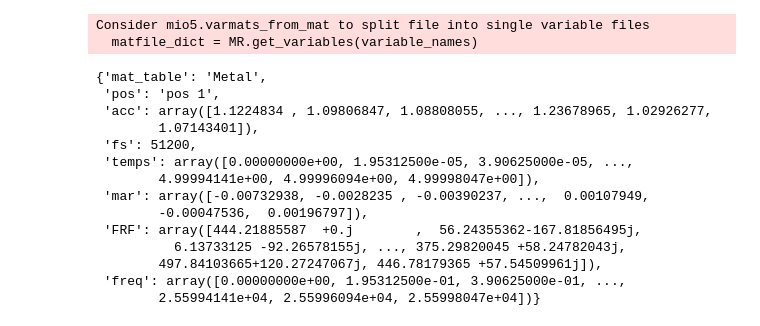
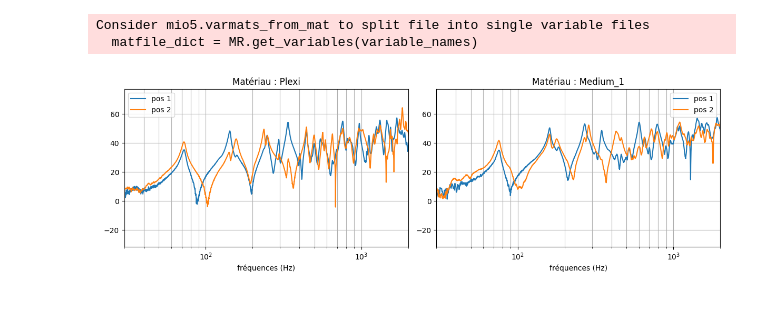
Before and after one commit to peladeaucome/ATIAM-PAM-AnalyseInstruments, a Jupyter notebook: Guitar_model/experiences/2e_mesures.ipynb, the cells around one changed output. Drawn from its saved outputs; the diff is of its cells as text; code cells hidden in the pictures.

```diff
--- a/Guitar_model/experiences/2e_mesures.ipynb
+++ b/Guitar_model/experiences/2e_mesures.ipynb
@@ -18,20 +18,33 @@ plt.rcParams["figure.figsize"] = (12,4)
 # %% [output]
 Consider mio5.varmats_from_mat to split file into single variable files
   matfile_dict = MR.get_variables(variable_names)
-# %%
-deforme_Nta_Npos[0,0]
-# %% [output]
-{'mat_table': 'Metal',
- 'pos': 'pos 1',
- 'acc': array([1.1224834 , 1.09806847, 1.08808055, ..., 1.23678965, 1.02926277,
-        1.07143401]),
- 'fs': 51200,
- 'temps': array([0.00000000e+00, 1.95312500e-05, 3.90625000e-05, ...,
-        4.99994141e+00, 4.99996094e+00, 4.99998047e+00]),
- 'mar': array([-0.00732938, -0.0028235 , -0.00390237, ...,  0.00107949,
-        -0.00047536,  0.00196797]),
- 'FRF': array([444.21885587  +0.j        ,  56.24355362-167.81856495j,
-          6.13733125 -92.26578155j, ..., 375.29820045 +58.24782043j,
-        497.84103665+120.27247067j, 446.78179365 +57.54509961j]),
- 'freq': array([0.00000000e+00, 1.95312500e-01, 3.90625000e-01, ...,
-        2.55994141e+04, 2.55996094e+04, 2.55998047e+04])}
+# %%
+fig = plt.figure()
+ax1 = fig.add_subplot(121)
+ax2 = fig.add_subplot(122)
+
+ax1.semilogx(deforme_Nta_Npos[2,0]["freq"], 20*np.log10(np.abs(deforme_Nta_Npos[2,0]["FRF"])),label="pos 1")
+ax1.semilogx(deforme_Nta_Npos[2,1]["freq"], 20*np.log10(np.abs(deforme_Nta_Npos[2,1]["FRF"])),label="pos 2")
+ax1.grid(which="both")
+ax1.set_title(f"Matériau : {deforme_Nta_Npos[2,0]['mat_table']}")
+ax1.set_ylabel("")
+ax1.set_xlabel("fréquences (Hz)")
+ax1.legend()
+ax1.set_xlim(30,2000)
+ylims = ax1.set_ylim()
+
+ax2.semilogx(deforme_Nta_Npos[1,0]["freq"], 20*np.log10(np.abs(deforme_Nta_Npos[1,0]["FRF"])),label="pos 1")
+ax2.semilogx(deforme_Nta_Npos[1,1]["freq"], 20*np.log10(np.abs(deforme_Nta_Npos[1,1]["FRF"])),label="pos 2")
+ax2.grid(which="both")
+ax2.set_title(f"Matériau : {deforme_Nta_Npos[1,0]['mat_table']}")
+ax2.set_ylabel("")
+ax2.set_xlabel("fréquences (Hz)")
+ax2.legend()
+ax2.set_xlim(30,2000)
+ax2.set_ylim(ylims)
+
+fig.tight_layout()
+
+plt.show()
+# %% [output]
+[figure, added]
```
Also changed, not shown: parts of 7 cells of this notebook, 1 other file.
